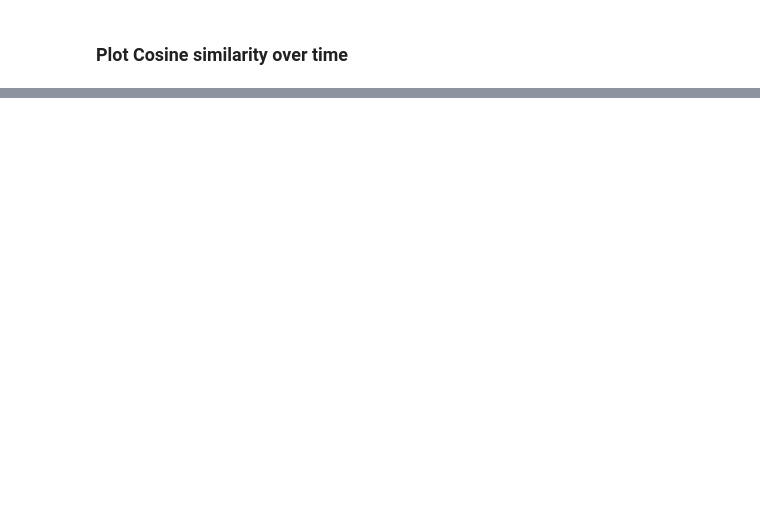
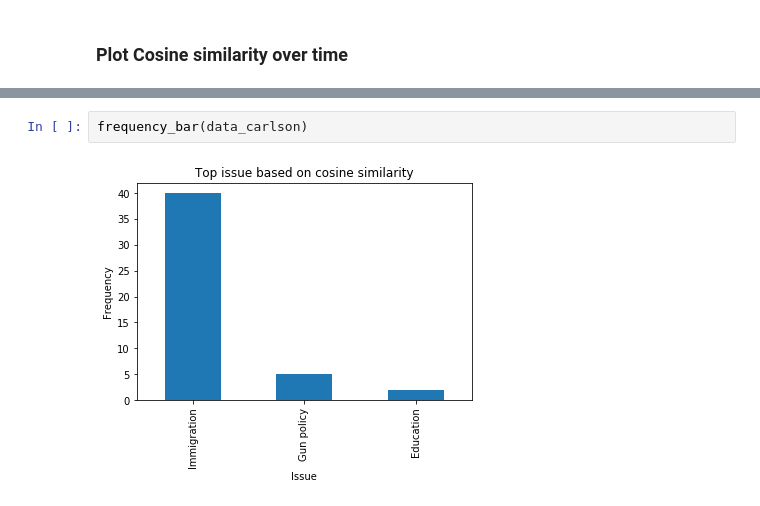
Before and after one commit to rileyschenck/milestoneproject, a Jupyter notebook: GoogleNewsVectors.ipynb, the cells around one changed output, grey strips where cells are left out. Drawn from its saved outputs; the diff is of its cells as text; blank space fills up the shorter version.

```diff
--- a/GoogleNewsVectors.ipynb
+++ b/GoogleNewsVectors.ipynb
@@ -135,0 +191,4 @@ Text(0.5, 1.0, 'Gun policy')
+# %%
+frequency_bar(data_carlson)
+# %% [output]
+[figure, added]
```
Also changed, not shown: parts of 22 cells of this notebook.
